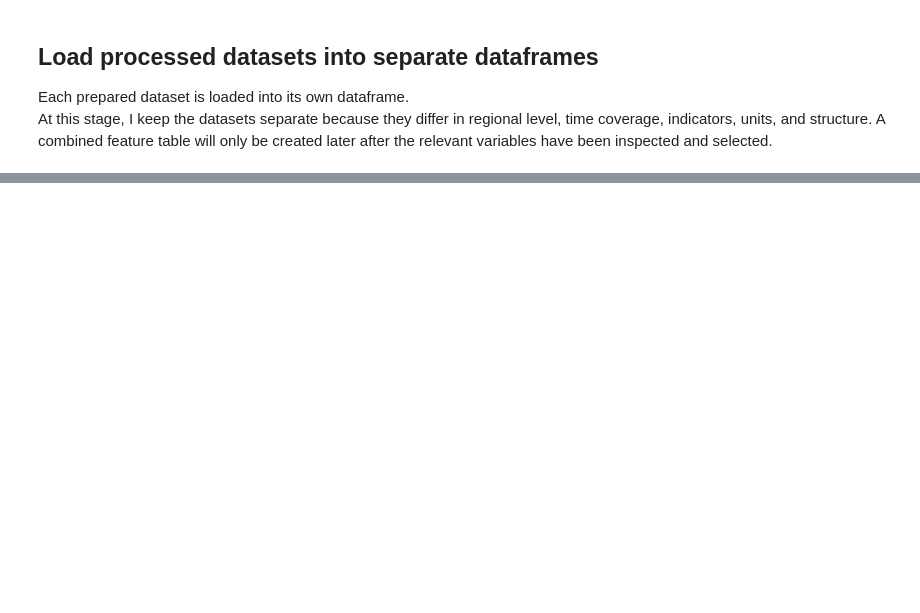
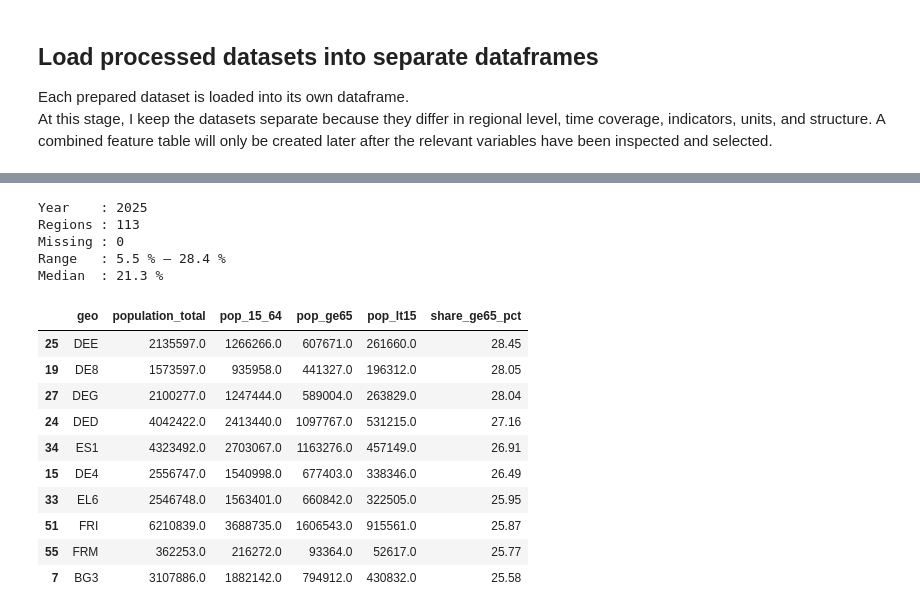
Before and after one commit to andmotus/AI-Literacy-Gap-Index, a Jupyter notebook: notebooks/02_EDA.ipynb, the cells around one changed output, grey strips where cells are left out. Saved outputs shown, nothing was run; the diff lists cells and outputs as text; code cells hidden in the pictures; blank space fills up the shorter version.

```diff
--- a/notebooks/02_EDA.ipynb
+++ b/notebooks/02_EDA.ipynb
@@ -353,0 +605,12 @@ First rows:
+# %%
+# -----------------------------
+# Load demo_r_pjanaggr3 — population by broad age group
+# Downloaded in 01_load_data.ipynb (see Additions section)
+# -----------------------------
+
+demographics_raw_df = pd.read_csv(PROCESSED_DIR / "demographics_age_structure_tidy.csv")
+
+print(f"demo_r_pjanaggr3 loaded from processed CSV.")
+print(f"Shape : {demographics_raw_df.shape}")
+print(f"Years : {demographics_raw_df['year'].min()} – {demographics_raw_df['year'].max()}")
+print(f"Ages  : {sorted(demographics_raw_df['age'].unique())}")
@@ -353,0 +640,55 @@ First rows:
+# %%
+# -----------------------------
+# Step 3.6 — Demographics pillar: compute share of population aged 65+ at NUTS-1
+# -----------------------------
+
+DEMOGRAPHICS_YEAR = 2025
+
+_nuts1_pop = (
+    demographics_raw_df
+    .loc[
+        (demographics_raw_df["geo"].str.len() == 3) &
+        (demographics_raw_df["sex"] == "T") &
+        (demographics_raw_df["year"] == DEMOGRAPHICS_YEAR) &
+        (demographics_raw_df["age"].isin(["TOTAL", "Y_GE65", "Y_LT15", "Y15-64"]))
+    ]
+    .pivot_table(index="geo", columns="age", values="value")
+    .reset_index()
+)
+_nuts1_pop.columns.name = None
+
+demographics_pillar = _nuts1_pop.rename(columns={
+    "TOTAL":   "population_total",
+    "Y_LT15":  "pop_lt15",
+    "Y15-64":  "pop_15_64",
+    "Y_GE65":  "pop_ge65",
+}).copy()
+
+demographics_pillar["share_ge65_pct"] = (
+    demographics_pillar["pop_ge65"] / demographics_pillar["population_total"] * 100
+).round(2)
+
+print(f"Year    : {DEMOGRAPHICS_YEAR}")
+print(f"Regions : {demographics_pillar['geo'].nunique()}")
+print(f"Missing : {demographics_pillar['share_ge65_pct'].isna().sum()}")
+print(f"Range   : {demographics_pillar['share_ge65_pct'].min():.1f} % – {demographics_pillar['share_ge65_pct'].max():.1f} %")
+print(f"Median  : {demographics_pillar['share_ge65_pct'].median():.1f} %")
+print()
+display(demographics_pillar.sort_values("share_ge65_pct", ascending=False).head(10))
+# %% [output]
+Year    : 2025
+Regions : 113
+Missing : 0
+Range   : 5.5 % – 28.4 %
+Median  : 21.3 %
+|  | geo | population_total | pop_15_64 | pop_ge65 | pop_lt15 | share_ge65_pct |
+| 25 | DEE | 2135597.0 | 1266266.0 | 607671.0 | 261660.0 | 28.45 |
+| 19 | DE8 | 1573597.0 | 935958.0 | 441327.0 | 196312.0 | 28.05 |
+| 27 | DEG | 2100277.0 | 1247444.0 | 589004.0 | 263829.0 | 28.04 |
+| 24 | DED | 4042422.0 | 2413440.0 | 1097767.0 | 531215.0 | 27.16 |
+| 34 | ES1 | 4323492.0 | 2703067.0 | 1163276.0 | 457149.0 | 26.91 |
+| 15 | DE4 | 2556747.0 | 1540998.0 | 677403.0 | 338346.0 | 26.49 |
+| 33 | EL6 | 2546748.0 | 1563401.0 | 660842.0 | 322505.0 | 25.95 |
+| 51 | FRI | 6210839.0 | 3688735.0 | 1606543.0 | 915561.0 | 25.87 |
+| 55 | FRM | 362253.0 | 216272.0 | 93364.0 | 52617.0 | 25.77 |
+| 7 | BG3 | 3107886.0 | 1882142.0 | 794912.0 | 430832.0 | 25.58 |
```
Also changed, not shown: parts of 22 cells of this notebook, 5 other files.
